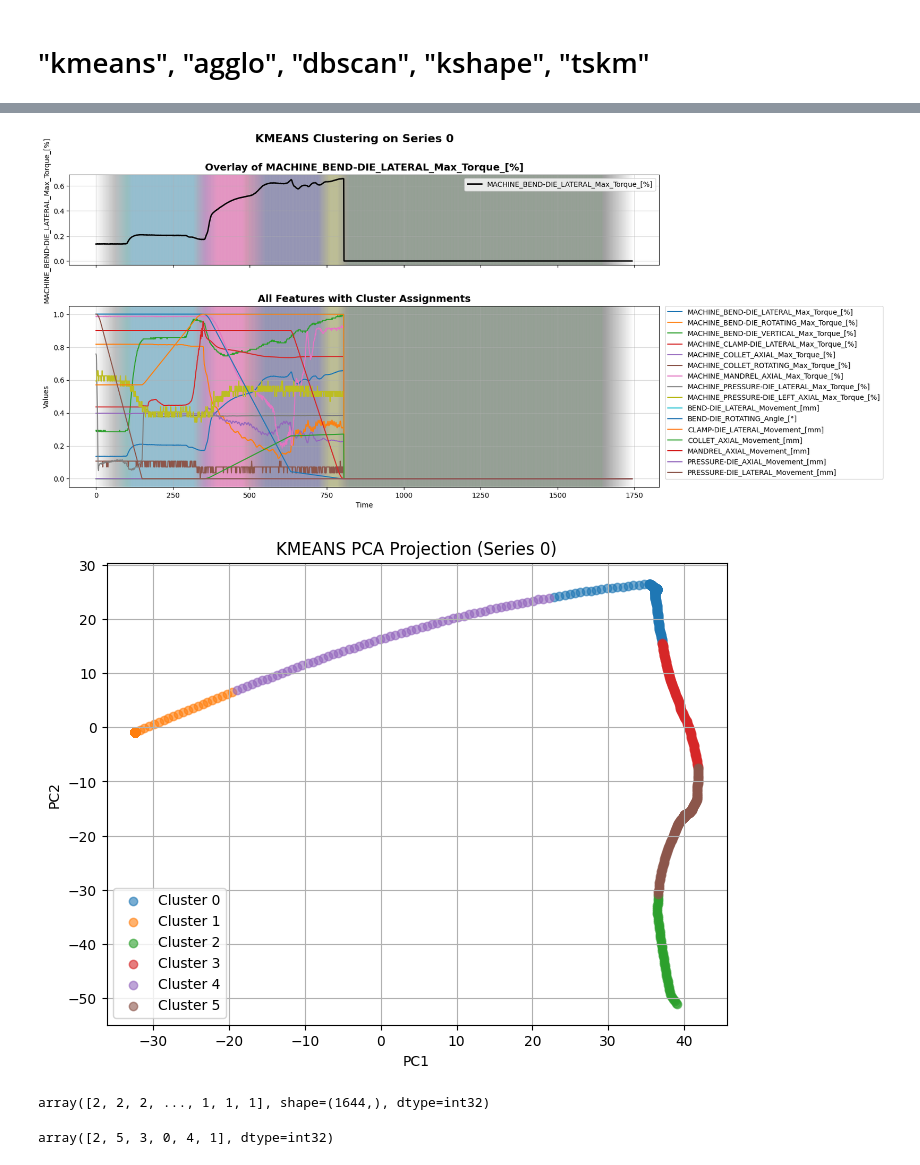
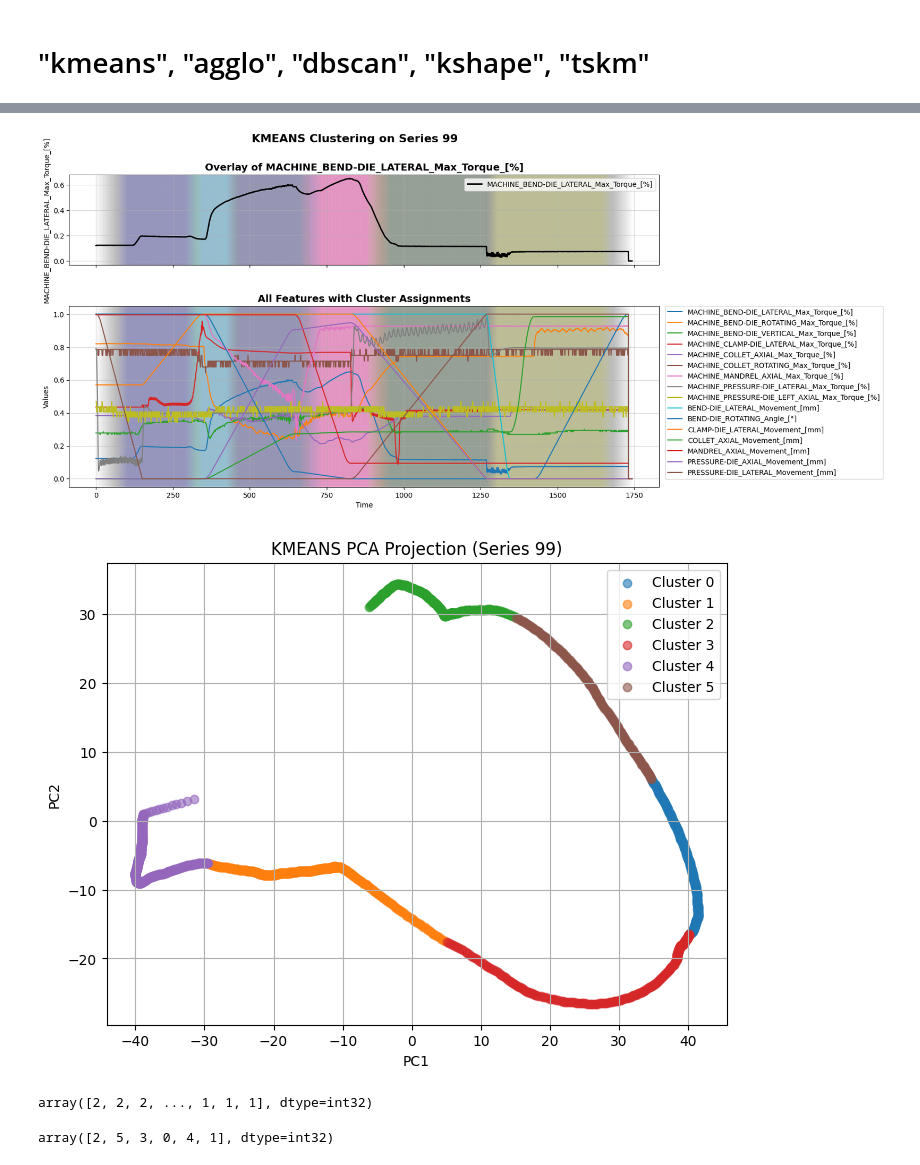
Before and after one commit to arman-niaruhi/temporal-windows-analysis-rotary-tube-bending, a Jupyter notebook: src/pipeline/ml/context-extractor/clustering_algorithm.ipynb, the cells around one changed output, grey strips where cells are left out. Cells and saved outputs as stored; diff of their text form; code cells hidden in the pictures.

```diff
--- a/src/pipeline/ml/context-extractor/clustering_algorithm.ipynb
+++ b/src/pipeline/ml/context-extractor/clustering_algorithm.ipynb
@@ -66,16 +66,16 @@ experiment_ids
 # %%
 kmeans_clusterer = KMeansClusterer(X, random_state=42, experiment_ids=experiment_ids)
 labels, kmeans, subsequences_pca = kmeans_clusterer.cluster(
-    experiment_id=2, window_size=100, n_clusters=6,feature_names=feature_names, algorithm= "kmeans"
+    experiment_id=314, window_size=100, n_clusters=6,feature_names=feature_names, algorithm= "kmeans"
 )
 # %% [output]
-[figure, old version]
+[figure, new version]
-[figure, old version]
+[figure, new version]
 # %%
 sensor_df[sensor_df["Experiment_ID"]==2]
 labels
 # %% [output]
-array([2, 2, 2, ..., 1, 1, 1], shape=(1644,), dtype=int32)
+array([2, 2, 2, ..., 1, 1, 1], dtype=int32)
 # %%
 import numpy as np
 _, idx = np.unique(labels, return_index=True)
```
Also changed, not shown: parts of 2 cells of this notebook, 8 other files.
